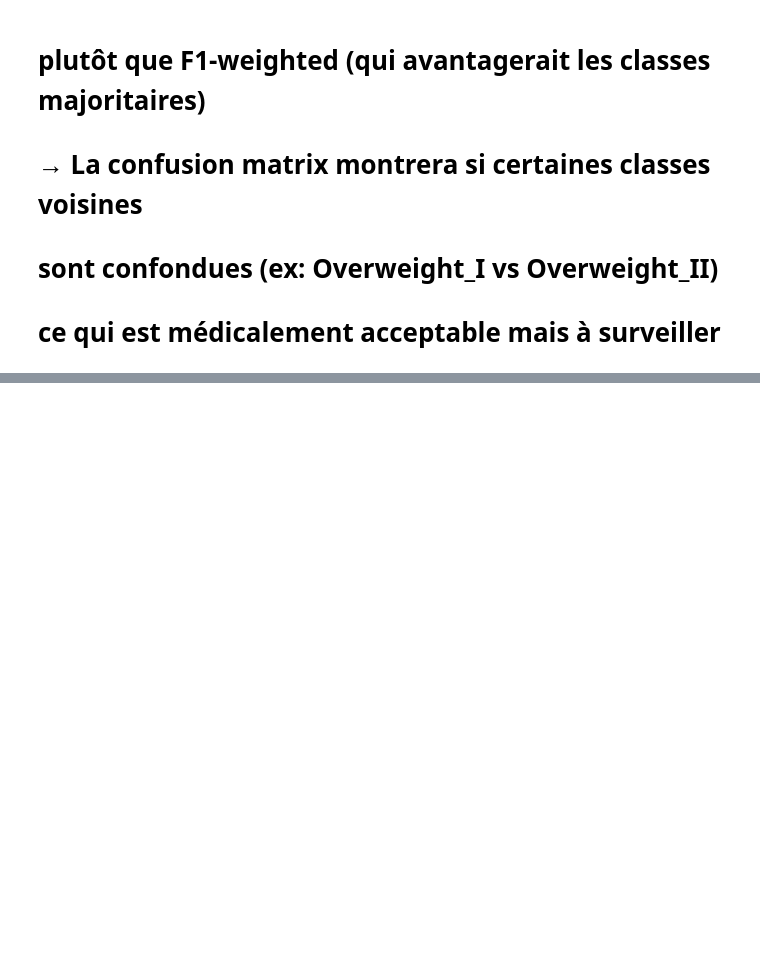
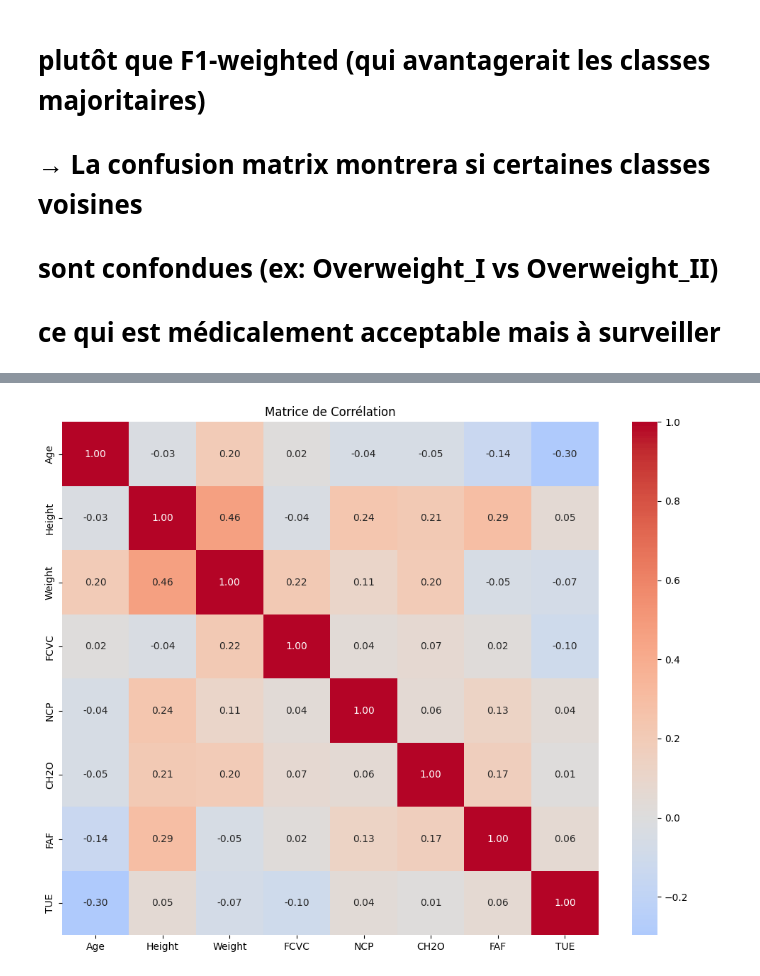
Before and after one commit to Douae142005/app-obesity-risk-prediction, a Jupyter notebook: project/notebooks/eda.ipynb, the cells around one changed output, grey strips where cells are left out. Drawn from its saved outputs; the diff is of its cells as text; code cells hidden in the pictures; blank space fills up the shorter version.

```diff
--- a/project/notebooks/eda.ipynb
+++ b/project/notebooks/eda.ipynb
@@ -142,0 +186,20 @@ Passing `palette` without assigning `hue` is deprecated and will be removed in v
+# %%
+# ============================================
+# 5. CORRÉLATIONS
+# ============================================
+# Ce code calcule la relation entre chaque paire de colonnes numériques
+# Une corrélation proche de 1 ou -1 = très liées
+# Une corrélation proche de 0 = pas de relation
+
+plt.figure(figsize=(10, 8))
+correlation_matrix = df[numerical_cols].corr()
+sns.heatmap(correlation_matrix,
+            annot=True,      # affiche les valeurs dans chaque case
+            fmt='.2f',       # arrondi à 2 décimales
+            cmap='coolwarm', # rouge = corrélation positive, bleu = négative
+            center=0)
+plt.title('Matrice de Corrélation')
+plt.tight_layout()
+plt.show()
+# %% [output]
+[figure, added]
```
Also changed, not shown: parts of 4 cells of this notebook.
